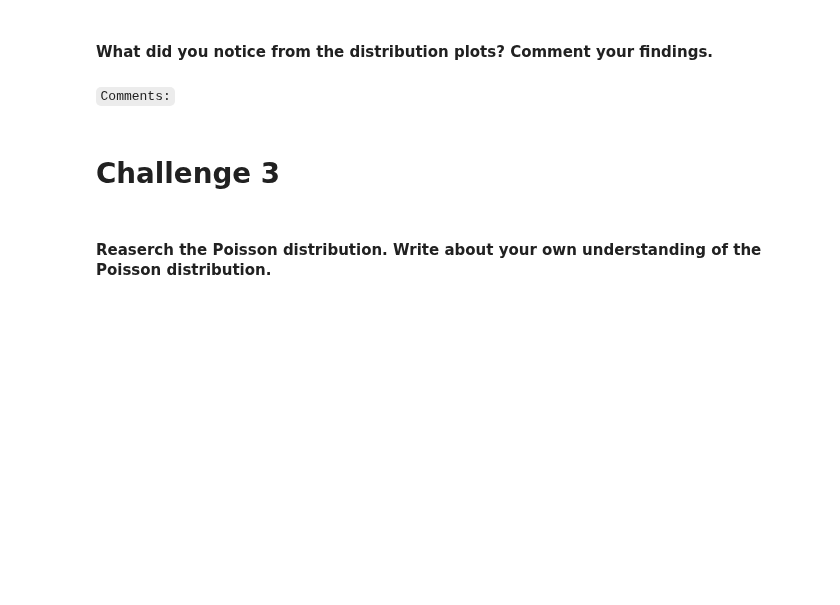
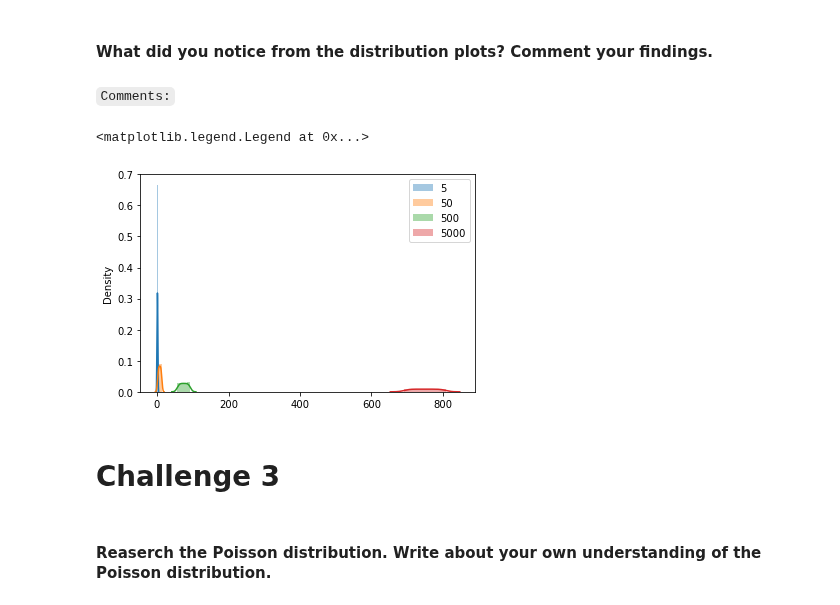
Before and after one commit to ta-datapt-bcn/lab-cont-probability-distribution, a Jupyter notebook: your_code/bonus.ipynb, the cells around one changed output. Drawn from its saved outputs; the diff is of its cells as text; code cells hidden in the pictures; blank space fills up the shorter version.

```diff
--- a/your_code/bonus.ipynb
+++ b/your_code/bonus.ipynb
@@ -101,3 +140,15 @@ Use matplotlib subplots to plot a histogram of each sample.
+# %%
+import seaborn as sns
+
+for j,i in enumerate(N):
+    x = np.arange(stats.binom(i,p).ppf(0.01), stats.binom(i,p).ppf(0.99))
+    pmf = stats.binom(i,p).pmf(x)
+    sns.distplot(x, label = i)
+
+plt.legend()
+# %% [output]
+<matplotlib.legend.Legend at 0x...>
+[figure, added]
 # %% [markdown]
 # Challenge 3
 # %% [markdown]
```
Also changed, not shown: parts of 32 cells of this notebook, 2 other files.
